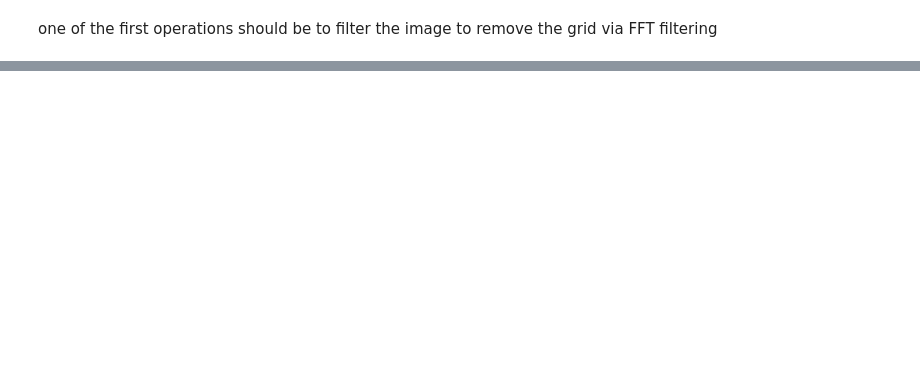
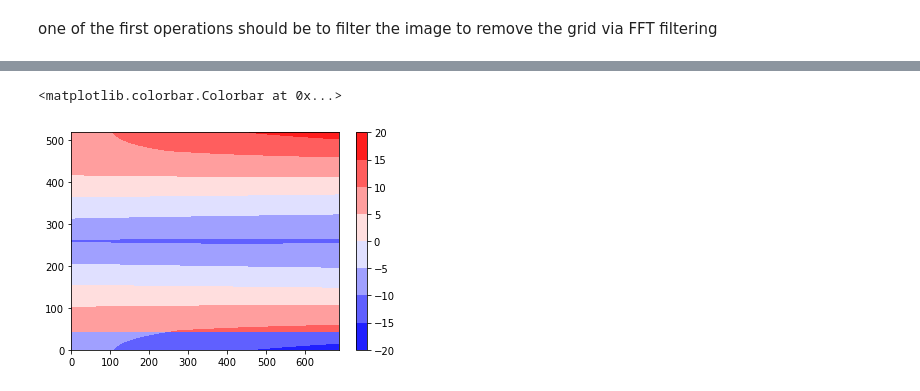
Before and after one commit to OpenCOMPES/specsanalyzer, a Jupyter notebook: tutorial/convert_file_tests.ipynb, the cells around one changed output, grey strips where cells are left out. Saved outputs shown, nothing was run; the diff lists cells and outputs as text; code cells hidden in the pictures; blank space fills up the shorter version.

```diff
--- a/tutorial/convert_file_tests.ipynb
+++ b/tutorial/convert_file_tests.ipynb
@@ -258,3 +311,42 @@ def calculate_matrixcorrection(ek,angle,dapolymatrix,de1,erange,arange,ainner,nx
+# %%
+#Hemispheriscal analyser properties, from calib
+ek=10
+ep=20
+angle=11
+de1=0.0030
+erange=np.array([-0.066,0.066])
+arange=np.array([-15,15])
+ainner=15
+
+
+#2d camera properties, from manifacturer/user
+nx_pixel=1376
+ny_pixel=1040
+binning=2
+pixelsize= 0.00645
+magnification = 4.54
+wf = 4.2
+
+mcp_position_mm_matrix=calculate_matrix_correction1(ek,
+                                                    angle,
+                                                    ep,
+                                                    dapolymatrix,
+                                                    de1,
+                                                    erange,
+                                                    arange,
+                                                    ainner,
+                                                    nx_pixel,
+                                                    ny_pixel,
+                                                    pixelsize,
+                                                    binning,
+                                                    magnification)
+# %%
+from matplotlib import cm
+plt.contourf(mcp_position_mm_matrix,cmap=cm.bwr)
+plt.colorbar()
+# %% [output]
+<matplotlib.colorbar.Colorbar at 0x...>
+[figure, added]
 # %%
 """ //~~~~~~~~~~~~~~~~~All the parameters needed to do the angular correction
 //	LensMode			from user
```
Also changed, not shown: parts of 34 cells of this notebook, 1 other file.
